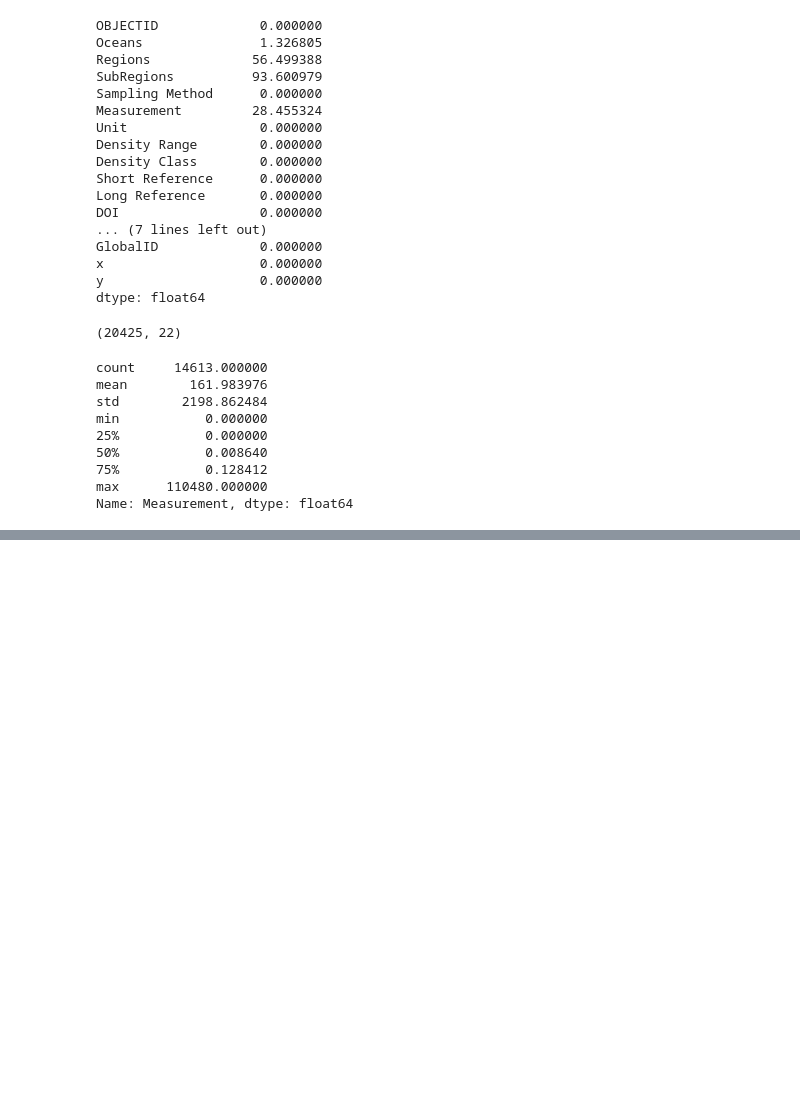
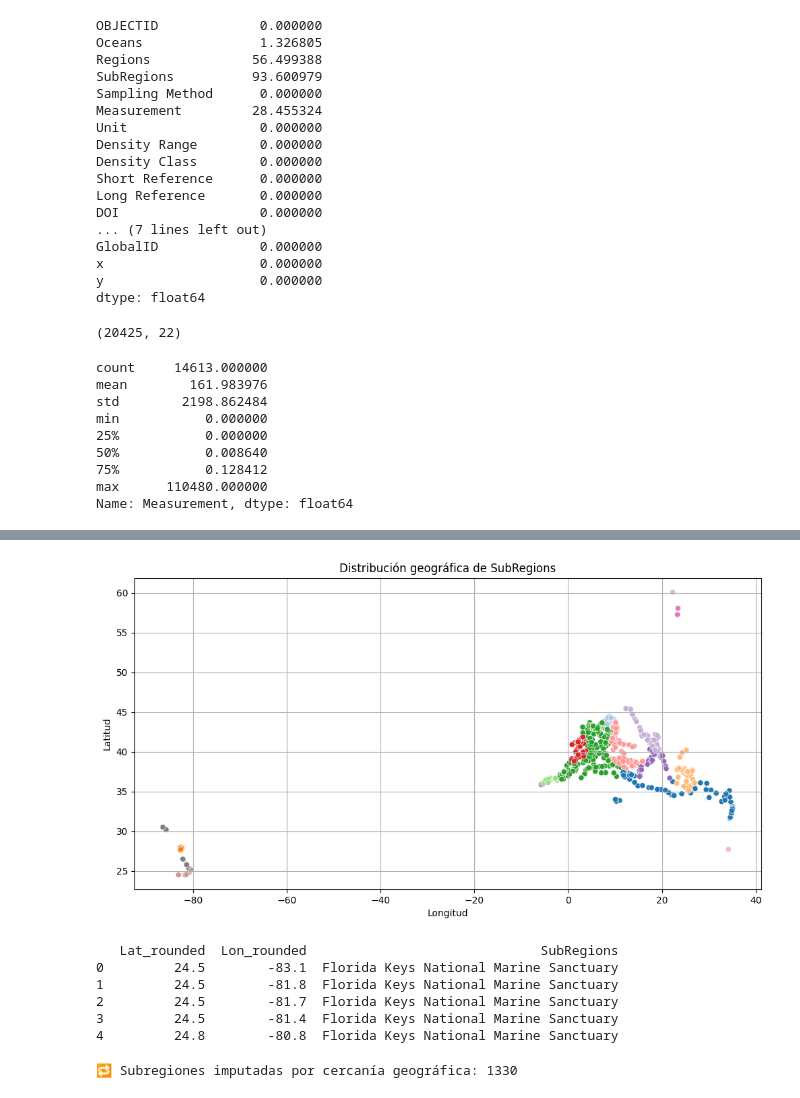
Before and after one commit to isamanero/MyPortfolio, a Jupyter notebook: Data_Analytics/Microplastics.ipynb, the cells around one changed output, grey strips where cells are left out. Cells and saved outputs as stored; diff of their text form; code cells hidden in the pictures; blank space fills up the shorter version.

```diff
--- a/Data_Analytics/Microplastics.ipynb
+++ b/Data_Analytics/Microplastics.ipynb
@@ -10,8 +10,8 @@ Path to dataset files: C:\Users\isaw9\.cache\kagglehub\datasets\william2020\mari
 # %%
 import pandas as pd
 # %%
-df = pd.read_csv("../Archivos/Marine_Microplastics.csv")
-df.head()
+df_mp = pd.read_csv("../Archivos/Marine_Microplastics.csv")
+df_mp.head()
 # %% [output]
 |  | OBJECTID | Oceans | Regions | SubRegions | Sampling Method | Measurement | Unit | Density Range | ... |
 | 0 | 9676 | Atlantic Ocean | NaN | NaN | Grab sample | 0.018 | pieces/m3 | 0.005-1 | ... |
@@ -58,0 +118,32 @@ Name: Measurement, dtype: float64
+# %%
+import matplotlib.pyplot as plt
+import seaborn as sns
+
+# Sólo los datos con subregión conocida
+df_known_sub = df_mp[df_mp['SubRegions'].notnull()]
+
+plt.figure(figsize=(12, 6))
+sns.scatterplot(data=df_known_sub, x='Longitude', y='Latitude', hue='SubRegions', palette='tab20', legend=False)
+plt.title("Distribución geográfica de SubRegions")
+plt.xlabel("Longitud")
+plt.ylabel("Latitud")
+plt.grid(True)
+plt.show()
+# %% [output]
+[figure, added]
+# %%
+# Agrupamos por cluster de coordenadas (podrías usar redondeo)
+df_mp['Lat_rounded'] = df_mp['Latitude'].round(1)
+df_mp['Lon_rounded'] = df_mp['Longitude'].round(1)
+
+# Subregión más común en cada zona redondeada
+zona_subregion = df_mp[df_mp['SubRegions'].notnull()].groupby(['Lat_rounded', 'Lon_rounded'])['SubRegions'].agg(lambda x: x.mode()[0]).reset_index()
+
+print(zona_subregion.head())
+# %% [output]
+   Lat_rounded  Lon_rounded                              SubRegions
+0         24.5        -83.1  Florida Keys National Marine Sanctuary
+1         24.5        -81.8  Florida Keys National Marine Sanctuary
+2         24.5        -81.7  Florida Keys National Marine Sanctuary
+3         24.5        -81.4  Florida Keys National Marine Sanctuary
+4         24.8        -80.8  Florida Keys National Marine Sanctuary
@@ -58,0 +159,6 @@ Name: Measurement, dtype: float64
+# %%
+# ¿Cuántos valores imputamos con esta técnica?
+imputados_geo = df_mp['SubRegions_geo'].notnull() & df_mp['SubRegions'].notnull()
+print("🔁 Subregiones imputadas por cercanía geográfica:", imputados_geo.sum())
+# %% [output]
+🔁 Subregiones imputadas por cercanía geográfica: 1330
```
Also changed, not shown: parts of 11 cells of this notebook.
